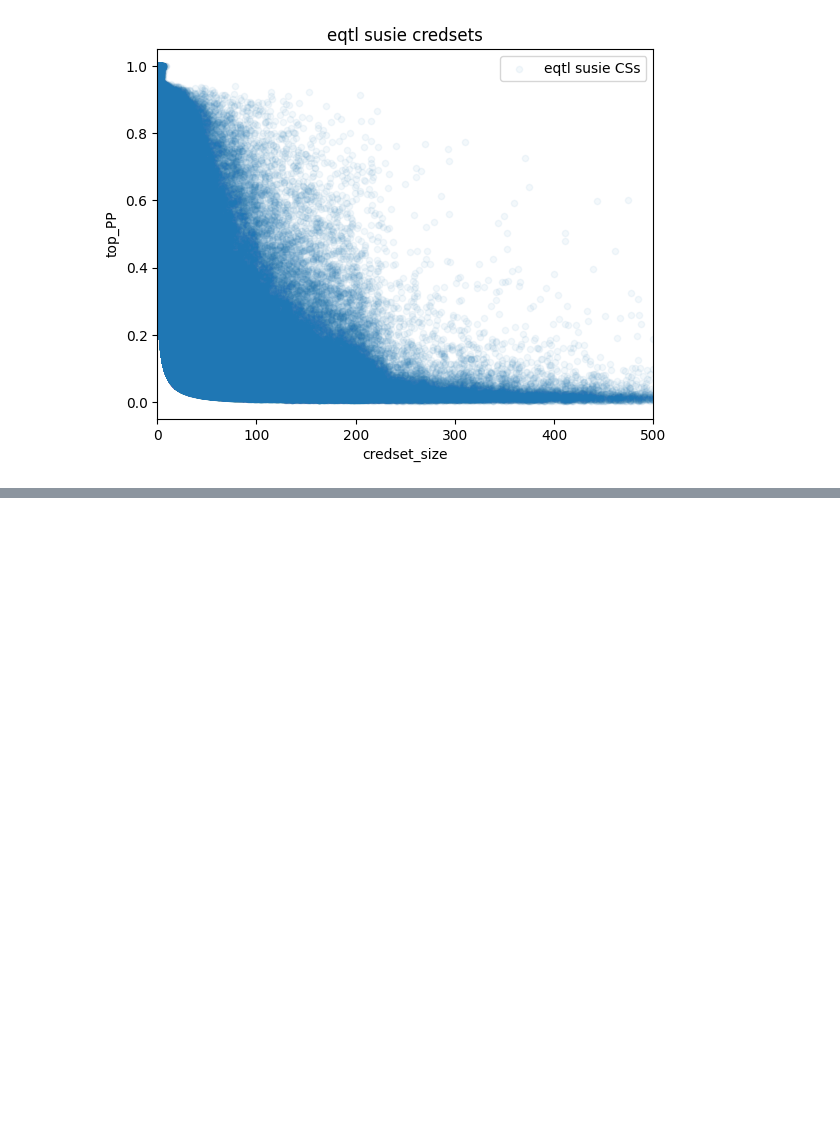
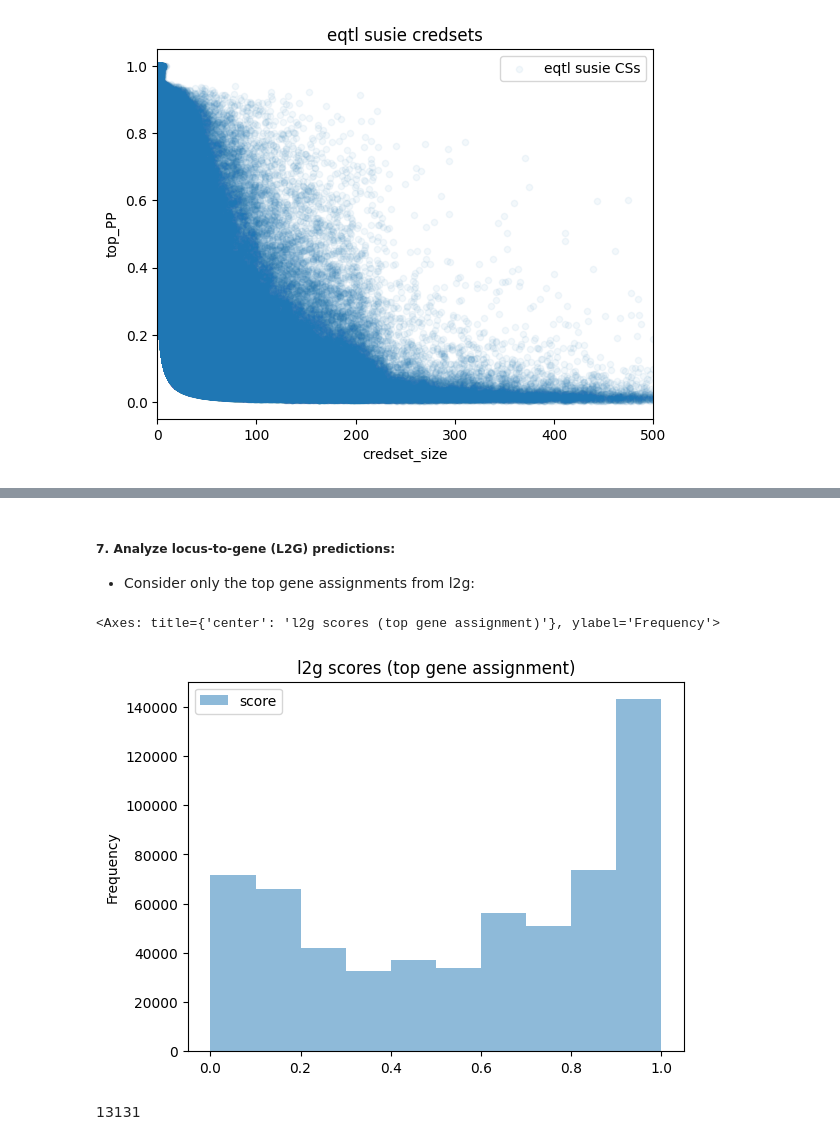
Before and after one commit to opentargets/gentropy, a Jupyter notebook: notebooks/Release_QC_metrics.ipynb, the cells around one changed output, grey strips where cells are left out. Drawn from its saved outputs; the diff is of its cells as text; code cells hidden in the pictures; blank space fills up the shorter version.

```diff
--- a/notebooks/Release_QC_metrics.ipynb
+++ b/notebooks/Release_QC_metrics.ipynb
@@ -196,0 +298,15 @@ Of these,  137222  studyloci contains more than one gene with score > 0.5
+# %% [markdown]
+##### 7. Analyze locus-to-gene (L2G) predictions:
+   - Consider only the top gene assignments from l2g:
+# %%
+from pyspark.sql import Window
+
+window = Window.partitionBy(l2g['studyLocusId']).orderBy(l2g['score'].desc())
+l2g = l2g.withColumn('rn', f.row_number().over(window))
+l2g_max_scores = l2g.filter(l2g['rn'] == 1).drop('rn')
+l2g_max_scores.select("score").toPandas().plot.hist(bins=10, alpha=0.5, title="l2g scores (top gene assignment)")
+# %% [output]
+<Axes: title={'center': 'l2g scores (top gene assignment)'}, ylabel='Frequency'>
+[figure, added]
+# %% [markdown]
+13131
```
Also changed, not shown: parts of 23 cells of this notebook.
